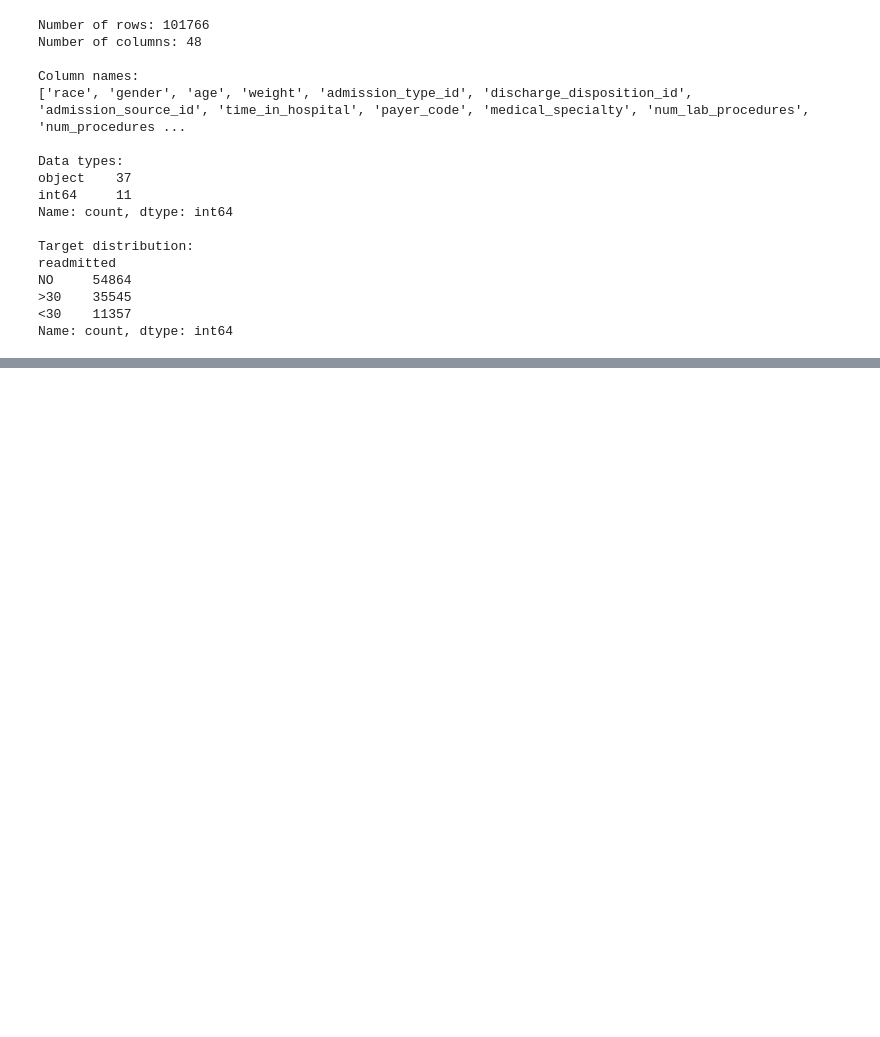
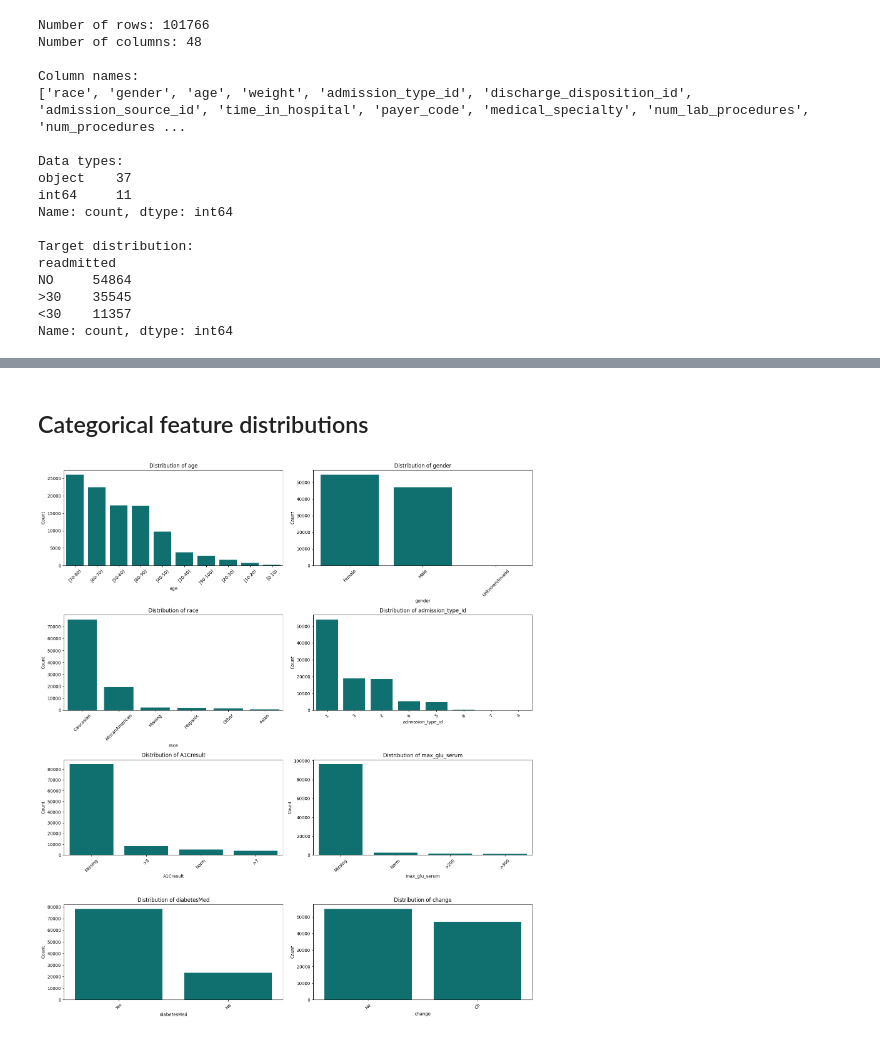
Before and after one commit to ayanasanthoshkhan/synthetic-clinical-data-generation, a Jupyter notebook: notebooks/01_dataset_eda.ipynb, the cells around one changed output, grey strips where cells are left out. Cells and saved outputs as stored; diff of their text form; code cells hidden in the pictures; blank space fills up the shorter version.

```diff
--- a/notebooks/01_dataset_eda.ipynb
+++ b/notebooks/01_dataset_eda.ipynb
@@ -99,0 +496,54 @@ Name: count, dtype: int64
+# %% [markdown]
+## Categorical feature distributions
+# %%
+# ============================================================
+# 8. CATEGORICAL FEATURE DISTRIBUTIONS
+# ============================================================
+
+selected_categorical = [
+    "age",
+    "gender",
+    "race",
+    "admission_type_id",
+    "A1Cresult",
+    "max_glu_serum",
+    "diabetesMed",
+    "change"
+]
+
+fig, axes = plt.subplots(
+    4, 2,
+    figsize=(16, 18)
+)
+
+axes = axes.flatten()
+
+for i, col in enumerate(selected_categorical):
+
+    counts = (
+        df[col]
+        .fillna("Missing")
+        .astype(str)
+        .value_counts()
+    )
+
+    sns.barplot(
+        x=counts.index,
+        y=counts.values,
+        ax=axes[i],
+        color="teal"
+    )
+
+    axes[i].set_title(f"Distribution of {col}")
+    axes[i].tick_params(
+        axis="x",
+        rotation=45
+    )
+
+    axes[i].set_ylabel("Count")
+    axes[i].set_xlabel(col)
+
+plt.tight_layout()
+plt.show()
+# %% [output]
+[figure, added]
```
Also changed, not shown: parts of 47 cells of this notebook.
